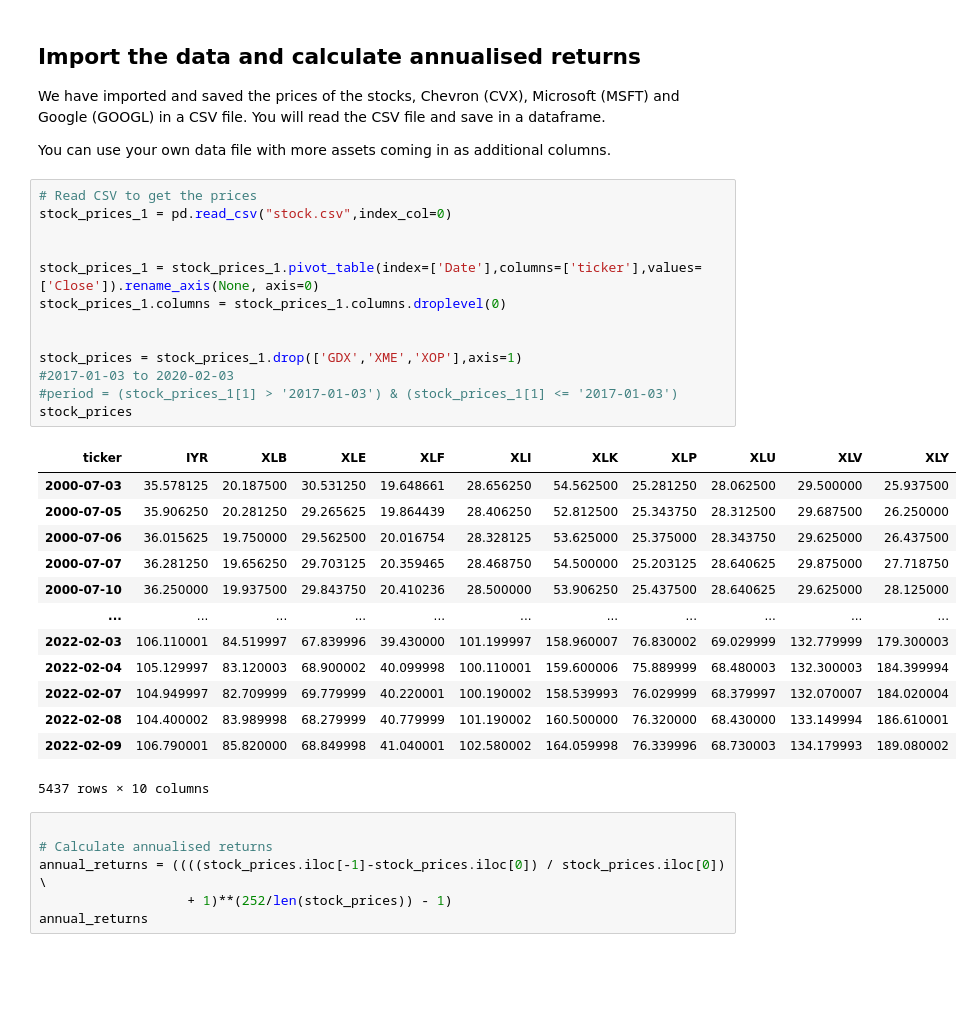
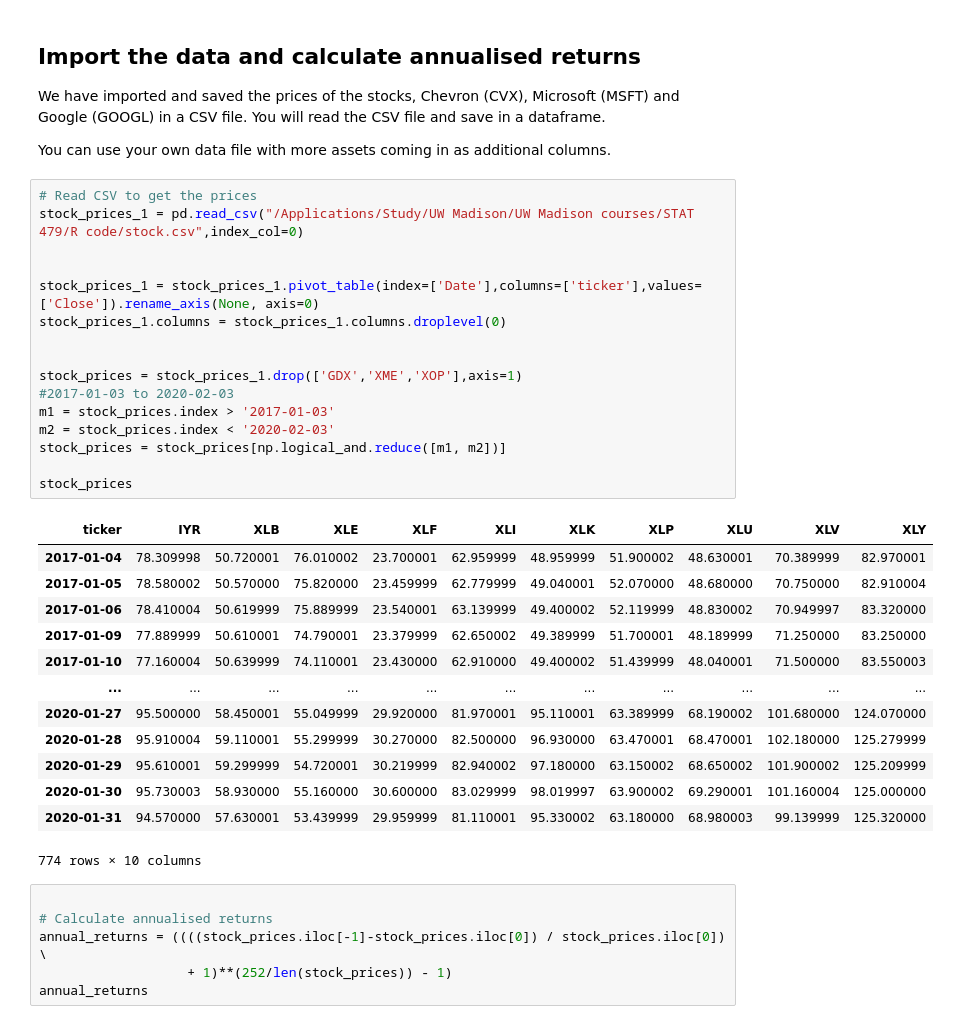
Before and after one commit to andrewdtu/asset-class-performance-under-inflation, a Jupyter notebook: portfolio_randomizer.ipynb, the cells around one changed output. Cells and saved outputs as stored; diff of their text form; blank space fills up the shorter version.

```diff
--- a/portfolio_randomizer.ipynb
+++ b/portfolio_randomizer.ipynb
@@ -33,31 +33,34 @@ We have imported and saved the prices of the stocks, Chevron (CVX), Microsoft (M
 You can use your own data file with more assets coming in as additional columns.
 # %%
 # Read CSV to get the prices
-stock_prices_1 = pd.read_csv("stock.csv",index_col=0)
+stock_prices_1 = pd.read_csv("/Applications/Study/UW Madison/UW Madison courses/STAT 479/R code/stock.csv",index_col=0)
 
 
 stock_prices_1 = stock_prices_1.pivot_table(index=['Date'],columns=['ticker'],values=['Close']).rename_axis(None, axis=0)
 stock_prices_1.columns = stock_prices_1.columns.droplevel(0)
 
 
 stock_prices = stock_prices_1.drop(['GDX','XME','XOP'],axis=1)
 #2017-01-03 to 2020-02-03
-#period = (stock_prices_1[1] > '2017-01-03') & (stock_prices_1[1] <= '2017-01-03')
+m1 = stock_prices.index > '2017-01-03'
+m2 = stock_prices.index < '2020-02-03'
+stock_prices = stock_prices[np.logical_and.reduce([m1, m2])]
+
 stock_prices
 # %% [output]
 | ticker | IYR | XLB | XLE | XLF | XLI | XLK | XLP | XLU | XLV | XLY |
-| 2000-07-03 | 35.578125 | 20.187500 | 30.531250 | 19.648661 | 28.656250 | 54.562500 | 25.281250 | 28.062500 | 29.500000 | 25.937500 |
-| 2000-07-05 | 35.906250 | 20.281250 | 29.265625 | 19.864439 | 28.406250 | 52.812500 | 25.343750 | 28.312500 | 29.687500 | 26.250000 |
-| 2000-07-06 | 36.015625 | 19.750000 | 29.562500 | 20.016754 | 28.328125 | 53.625000 | 25.375000 | 28.343750 | 29.625000 | 26.437500 |
-| 2000-07-07 | 36.281250 | 19.656250 | 29.703125 | 20.359465 | 28.468750 | 54.500000 | 25.203125 | 28.640625 | 29.875000 | 27.718750 |
-| 2000-07-10 | 36.250000 | 19.937500 | 29.843750 | 20.410236 | 28.500000 | 53.906250 | 25.437500 | 28.640625 | 29.625000 | 28.125000 |
+| 2017-01-04 | 78.309998 | 50.720001 | 76.010002 | 23.700001 | 62.959999 | 48.959999 | 51.900002 | 48.630001 | 70.389999 | 82.970001 |
+| 2017-01-05 | 78.580002 | 50.570000 | 75.820000 | 23.459999 | 62.779999 | 49.040001 | 52.070000 | 48.680000 | 70.750000 | 82.910004 |
+| 2017-01-06 | 78.410004 | 50.619999 | 75.889999 | 23.540001 | 63.139999 | 49.400002 | 52.119999 | 48.830002 | 70.949997 | 83.320000 |
+| 2017-01-09 | 77.889999 | 50.610001 | 74.790001 | 23.379999 | 62.650002 | 49.389999 | 51.700001 | 48.189999 | 71.250000 | 83.250000 |
+| 2017-01-10 | 77.160004 | 50.639999 | 74.110001 | 23.430000 | 62.910000 | 49.400002 | 51.439999 | 48.040001 | 71.500000 | 83.550003 |
 | ... | ... | ... | ... | ... | ... | ... | ... | ... | ... | ... |
-| 2022-02-03 | 106.110001 | 84.519997 | 67.839996 | 39.430000 | 101.199997 | 158.960007 | 76.830002 | 69.029999 | 132.779999 | 179.300003 |
-| 2022-02-04 | 105.129997 | 83.120003 | 68.900002 | 40.099998 | 100.110001 | 159.600006 | 75.889999 | 68.480003 | 132.300003 | 184.399994 |
-| 2022-02-07 | 104.949997 | 82.709999 | 69.779999 | 40.220001 | 100.190002 | 158.539993 | 76.029999 | 68.379997 | 132.070007 | 184.020004 |
-| 2022-02-08 | 104.400002 | 83.989998 | 68.279999 | 40.779999 | 101.190002 | 160.500000 | 76.320000 | 68.430000 | 133.149994 | 186.610001 |
-| 2022-02-09 | 106.790001 | 85.820000 | 68.849998 | 41.040001 | 102.580002 | 164.059998 | 76.339996 | 68.730003 | 134.179993 | 189.080002 |
+| 2020-01-27 | 95.500000 | 58.450001 | 55.049999 | 29.920000 | 81.970001 | 95.110001 | 63.389999 | 68.190002 | 101.680000 | 124.070000 |
+| 2020-01-28 | 95.910004 | 59.110001 | 55.299999 | 30.270000 | 82.500000 | 96.930000 | 63.470001 | 68.470001 | 102.180000 | 125.279999 |
+| 2020-01-29 | 95.610001 | 59.299999 | 54.720001 | 30.219999 | 82.940002 | 97.180000 | 63.150002 | 68.650002 | 101.900002 | 125.209999 |
+| 2020-01-30 | 95.730003 | 58.930000 | 55.160000 | 30.600000 | 83.029999 | 98.019997 | 63.900002 | 69.290001 | 101.160004 | 125.000000 |
+| 2020-01-31 | 94.570000 | 57.630001 | 53.439999 | 29.959999 | 81.110001 | 95.330002 | 63.180000 | 68.980003 | 99.139999 | 125.320000 |
-5437 rows × 10 columns
+774 rows × 10 columns
 # %%
 
 # Calculate annualised returns
```
